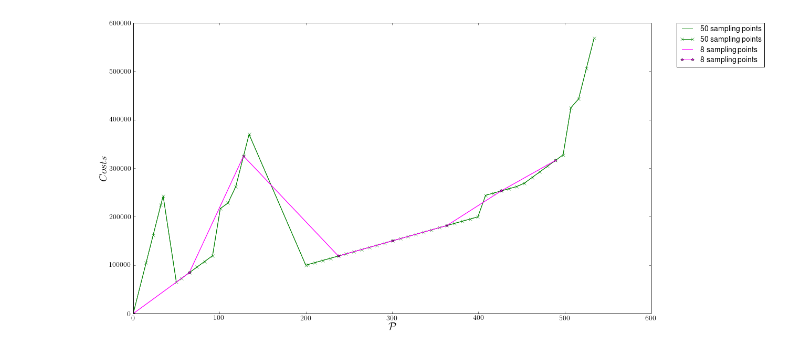
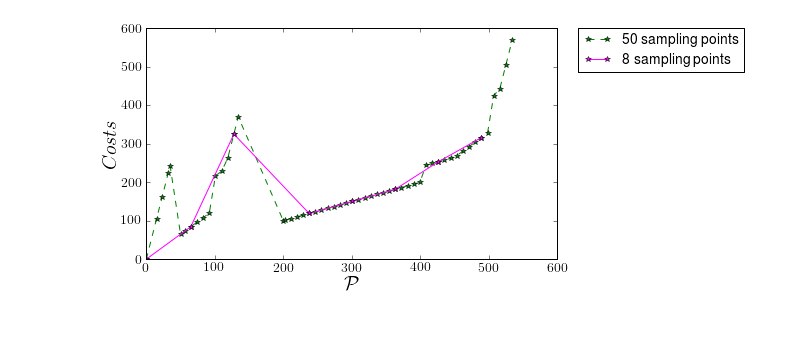
Before and after one commit to Alexander-Schiendorfer/learning-for-sampling, a Jupyter notebook: ipython-notebooks/PlotCosts.ipynb, the cells around one changed output. Saved outputs shown, nothing was run; the diff lists cells and outputs as text; code cells hidden in the pictures; blank space fills up the shorter version.

Commit message:
Changes in train; example problem, sampling motivation

```diff
--- a/ipython-notebooks/PlotCosts.ipynb
+++ b/ipython-notebooks/PlotCosts.ipynb
@@ -12,7 +12,7 @@ costs50 = data[:,1]
 import pylab
 import numpy as np
 from pylab import arange,pi,sin,cos,sqrt
-fig_width_pt = 1200  # Get this from LaTeX using \showthe\columnwidth
+fig_width_pt = 500  # Get this from LaTeX using \showthe\columnwidth
 inches_per_pt = 1.0/72.27               # Convert pt to inch
 golden_mean = (sqrt(5)-1.0)/2.0         # Aesthetic ratio
 fig_width = fig_width_pt*inches_per_pt  # width in inches
@@ -52,35 +52,35 @@ power11 = power50[0::5]
 costs11 = costs50[0::5]
 
 power28 = power50[0::2]
 costs28 = costs50[0::2]
 
 power8 = power50[0::7]
 costs8 = costs50[0::7]
 
 # Plot data
 pylab.figure(1)
 pylab.rcParams.update(params)
 pylab.clf()
 pylab.axes([0.125,0.2,0.95-0.125,0.95-0.2])
 
-plt.plot(power50, costs50, color="green", label="50 sampling points")
-plt.plot(power50, costs50, color="green", marker="x", label="50 sampling points")
+#plt.plot(power50, costs50, "--", color="green", label="50 sampling points")
+plt.plot(power50, costs50/1000, color="green", marker="*", label="50 sampling points")
 
 #plt.plot(power28, costs28, color="red", label="28 sampling points")
 #plt.plot(power28, costs28, color="red", marker = "x", label="28 sampling points")
 
 #plt.plot(power11, costs11, color="blue", label="11 sampling points")
 #plt.plot(power11, costs11, color="blue", marker = "x", label="11 sampling points")
 
-plt.plot(power8, costs8, color="magenta", label="8 sampling points")
-plt.plot(power8, costs8, color="magenta", marker="*", label="8 sampling points")
+#plt.plot(power8, costs8, color="magenta", label="8 sampling points")
+plt.plot(power8, costs8/1000, "--", color="magenta", marker="*", label="8 sampling points")
 
 pylab.xlabel('$\mathcal{P}$')
 pylab.ylabel('$Costs$')
 
 
 #pylab.legend()
 legend(bbox_to_anchor=(1.05, 1), loc=2, borderaxespad=0.)
 pylab.savefig('powerToCosts.pdf', bbox_inches='tight', pad_inches=0.1)
 # %% [output]
-[figure, old version]
+[figure, new version]
```
Also changed, not shown: parts of 1 cell of this notebook, 3 other files.
